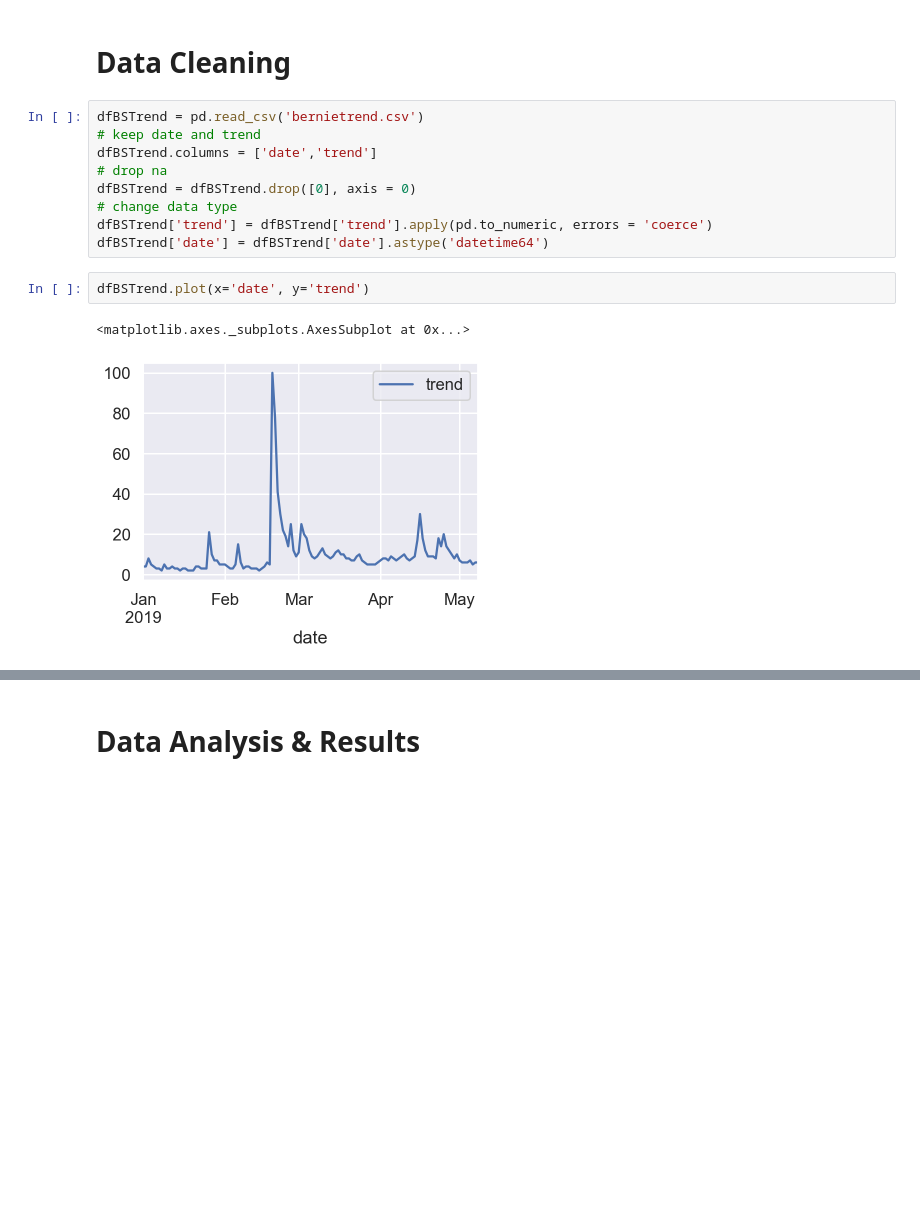
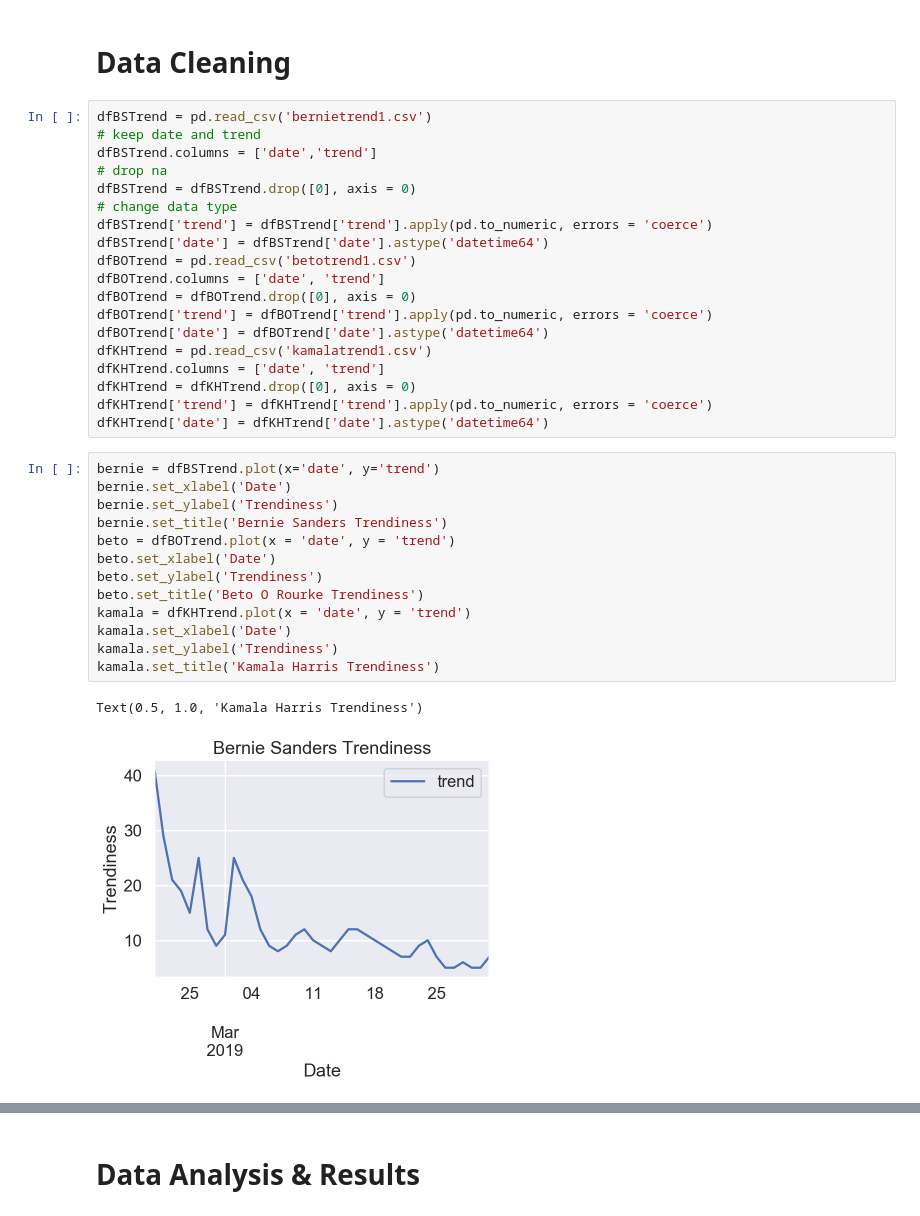
Before and after one commit to kaichinshih/COGS108_PoliticsAddicts, a Jupyter notebook: Final Project.ipynb, the cells around one changed output, grey strips where cells are left out. Drawn from its saved outputs; the diff is of its cells as text; blank space fills up the shorter version.

Commit message:
Beto and Kamala visualizations additions and new CSV files

```diff
--- a/Final Project.ipynb
+++ b/Final Project.ipynb
@@ -127,7 +127,7 @@ print(usa)
 # %% [markdown]
 # Data Cleaning
 # %%
-dfBSTrend = pd.read_csv('bernietrend.csv')
+dfBSTrend = pd.read_csv('bernietrend1.csv')
 # keep date and trend
 dfBSTrend.columns = ['date','trend']
 # drop na
@@ -135,8 +135,29 @@ dfBSTrend = dfBSTrend.drop([0], axis = 0)
 # change data type
 dfBSTrend['trend'] = dfBSTrend['trend'].apply(pd.to_numeric, errors = 'coerce')
 dfBSTrend['date'] = dfBSTrend['date'].astype('datetime64')
+dfBOTrend = pd.read_csv('betotrend1.csv')
+dfBOTrend.columns = ['date', 'trend']
+dfBOTrend = dfBOTrend.drop([0], axis = 0)
+dfBOTrend['trend'] = dfBOTrend['trend'].apply(pd.to_numeric, errors = 'coerce')
+dfBOTrend['date'] = dfBOTrend['date'].astype('datetime64')
+dfKHTrend = pd.read_csv('kamalatrend1.csv')
+dfKHTrend.columns = ['date', 'trend']
+dfKHTrend = dfKHTrend.drop([0], axis = 0)
+dfKHTrend['trend'] = dfKHTrend['trend'].apply(pd.to_numeric, errors = 'coerce')
+dfKHTrend['date'] = dfKHTrend['date'].astype('datetime64')
-# %%
-dfBSTrend.plot(x='date', y='trend')
-# %% [output]
-<matplotlib.axes._subplots.AxesSubplot at 0x...>
-[figure, removed]
+# %%
+bernie = dfBSTrend.plot(x='date', y='trend')
+bernie.set_xlabel('Date')
+bernie.set_ylabel('Trendiness')
+bernie.set_title('Bernie Sanders Trendiness')
+beto = dfBOTrend.plot(x = 'date', y = 'trend')
+beto.set_xlabel('Date')
+beto.set_ylabel('Trendiness')
+beto.set_title('Beto O Rourke Trendiness')
+kamala = dfKHTrend.plot(x = 'date', y = 'trend')
+kamala.set_xlabel('Date')
+kamala.set_ylabel('Trendiness')
+kamala.set_title('Kamala Harris Trendiness')
+# %% [output]
+Text(0.5, 1.0, 'Kamala Harris Trendiness')
+[figure, added]
```
Also changed, not shown: parts of 12 cells of this notebook, 4 other files.
